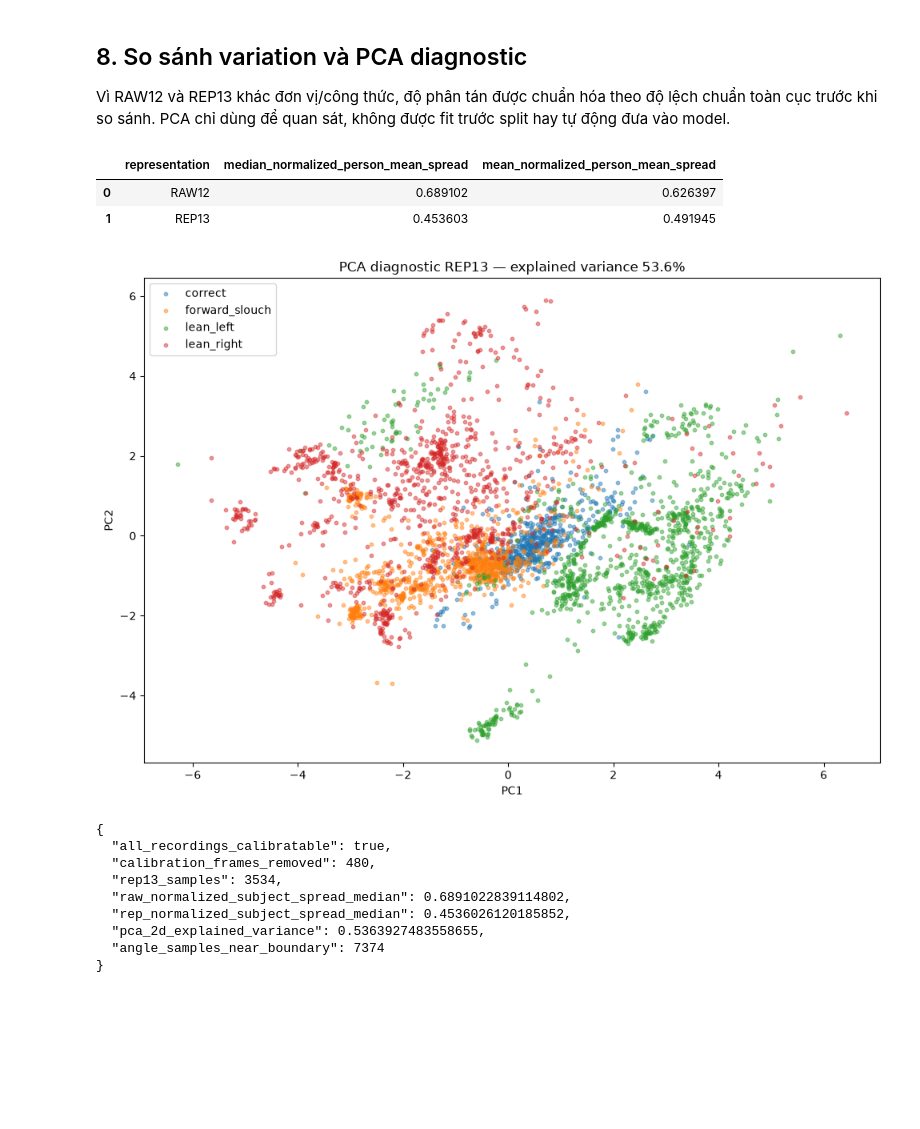
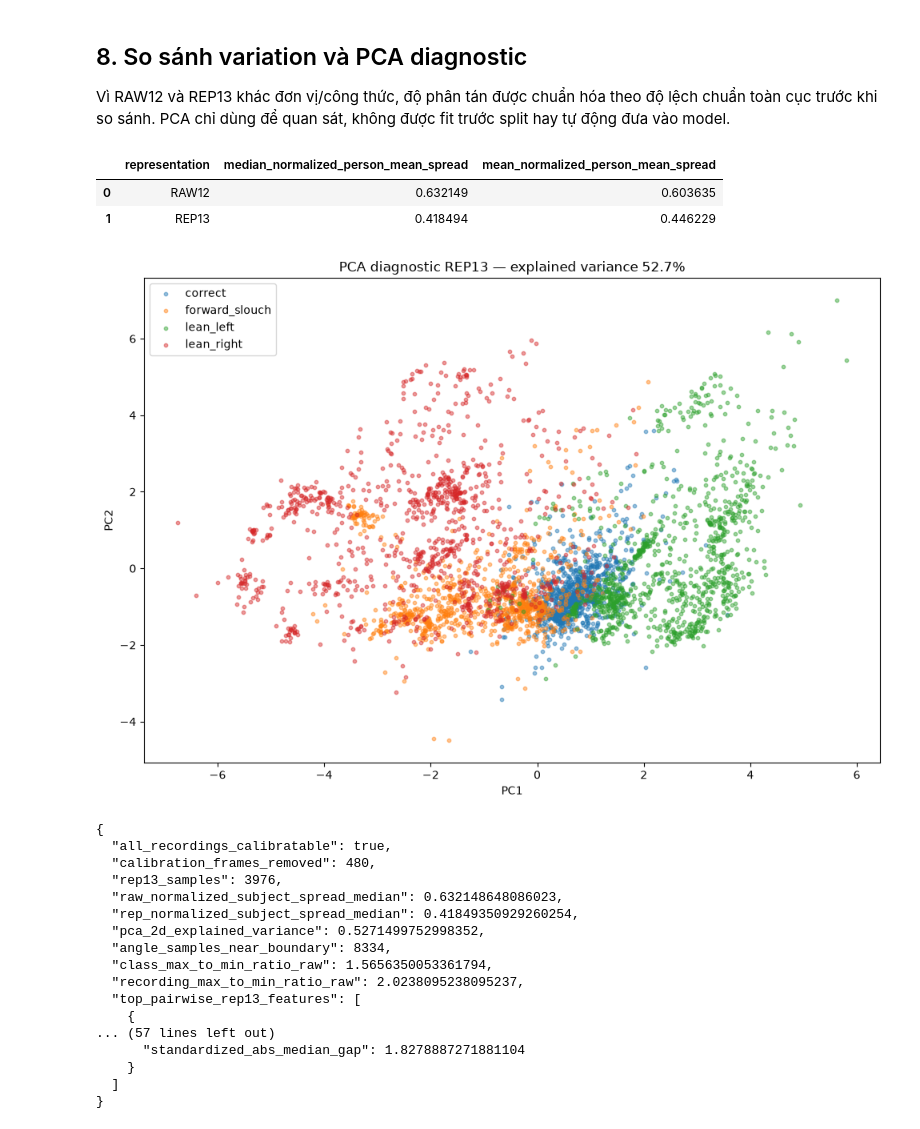
Before and after one commit to QuangCanhCut/smart-posture-monitor, a Jupyter notebook: notebooks/01_eda_dataset.ipynb, the cells around one changed output. Drawn from its saved outputs; the diff is of its cells as text; code cells hidden in the pictures; blank space fills up the shorter version.

Commit message:
Finalize V03 retraining with updated dataset and LOPO evaluation

```diff
--- a/notebooks/01_eda_dataset.ipynb
+++ b/notebooks/01_eda_dataset.ipynb
@@ -71,6 +71,13 @@ prepared = prepare_raw_dataset(DATA_PATH)
 df = prepared.df.copy()
 metadata = prepared.metadata.copy()
 df["recording_id"] = metadata["recording_id"].to_numpy()
+
+expected_persons = [f"person{i:02d}" for i in range(1, 15)]
+expected_recordings = [f"person{i:02d}__session01" for i in range(1, 15)] + ["person07__session02", "person07__session03"]
+actual_persons = sorted(df["person_id"].unique().tolist())
+actual_recordings = sorted(df["recording_id"].unique().tolist())
+if actual_persons != expected_persons or actual_recordings != sorted(expected_recordings):
+    raise RuntimeError(f"Dataset gate FAILED: persons={actual_persons}; recordings={actual_recordings}")
 
 summary = {
     "dataset_path": str(DATA_PATH.relative_to(PROJECT_ROOT)),
@@ -81,6 +88,7 @@ summary = {
     "classes": int(df["label"].nunique()),
     "class_distribution": {str(k): int(v) for k, v in df["label"].value_counts().sort_index().items()},
     "person_distribution": {str(k): int(v) for k, v in df["person_id"].value_counts().sort_index().items()},
+    "recording_distribution": {str(k): int(v) for k, v in df["recording_id"].value_counts().sort_index().items()},
     "missing_values": int(df.isna().sum().sum()),
     "duplicate_rows": int(df.duplicated().sum()),
     "duplicate_image_paths": int(df["image_path"].duplicated().sum()),
@@ -93,6 +101,7 @@ display(df.groupby("person_id").size().rename("samples").to_frame())
 display(df.groupby(["person_id", "session_id"]).size().rename("samples").to_frame())
 display(pd.crosstab(df["person_id"], df["label"]))
 display(pd.crosstab(df["recording_id"], df["label"]))
+print("Dataset gate PASS: 14 persons / 16 recordings; person07 sessions stay under one person_id.")
 
 frame_coverage = df.groupby("recording_id")["frame_index"].agg(["count", "min", "max", "nunique"])
 frame_coverage["missing_inside_range"] = frame_coverage["max"] - frame_coverage["min"] + 1 - frame_coverage["nunique"]
@@ -550,6 +558,20 @@ for ax in axes.flat[len(REP_FEATURES):]: ax.axis("off")
 fig.suptitle("REP13 boxplot theo class", y=1.01)
 fig.tight_layout(); plt.show(); plt.close(fig)
 
+pair_specs = [("correct", "forward_slouch"), ("correct", "lean_left"),
+              ("correct", "lean_right"), ("lean_left", "lean_right")]
+pairwise_rows = []
+for left, right in pair_specs:
+    left_values = rep_df.loc[rep_df["label"].eq(left), REP_FEATURES]
+    right_values = rep_df.loc[rep_df["label"].eq(right), REP_FEATURES]
+    pooled_scale = rep_df[REP_FEATURES].std(ddof=1).replace(0, np.nan)
+    standardized_median_gap = ((left_values.median() - right_values.median()).abs() / pooled_scale)
+    for feature, gap in standardized_median_gap.sort_values(ascending=False).items():
+        pairwise_rows.append({"pair": f"{left} vs {right}", "feature": feature,
+                              "standardized_abs_median_gap": float(gap)})
+pairwise_separation = pd.DataFrame(pairwise_rows)
+display(pairwise_separation.groupby("pair", sort=False).head(5))
+
 rep_corr = rep_df[REP_FEATURES].corr()
 fig, ax = plt.subplots(figsize=(12, 10))
 im = ax.imshow(rep_corr, vmin=-1, vmax=1, cmap="coolwarm")
@@ -620,44 +659,55 @@ variation_summary = pd.DataFrame({
     "median_normalized_person_mean_spread": [float(raw_subject_ratio.median()), float(rep_subject_ratio.median())],
     "mean_normalized_person_mean_spread": [float(raw_subject_ratio.mean()), float(rep_subject_ratio.mean())],
 })
 display(variation_summary)
 
 scaled = StandardScaler().fit_transform(rep_df[REP_FEATURES])
 pca = PCA(n_components=2, random_state=RANDOM_STATE)
 pcs = pca.fit_transform(scaled)
 fig, ax = plt.subplots(figsize=(10, 7))
 for label in EXPECTED_CLASSES:
     mask = rep_df["label"].eq(label).to_numpy()
     ax.scatter(pcs[mask, 0], pcs[mask, 1], s=10, alpha=.45, label=label)
 ax.set_title(f"PCA diagnostic REP13 — explained variance {pca.explained_variance_ratio_.sum():.1%}")
 ax.set_xlabel("PC1"); ax.set_ylabel("PC2"); ax.legend()
 fig.tight_layout(); plt.show(); plt.close(fig)
 
 eda_findings = {
     "all_recordings_calibratable": bool(calibration_audit["enough_correct_samples"].all()),
     "calibration_frames_removed": int(len(calibration_index_set)),
     "rep13_samples": int(len(rep_df)),
     "raw_normalized_subject_spread_median": float(raw_subject_ratio.median()),
     "rep_normalized_subject_spread_median": float(rep_subject_ratio.median()),
     "pca_2d_explained_variance": float(pca.explained_variance_ratio_.sum()),
     "angle_samples_near_boundary": int((df[ANGLE_FEATURES].abs() > 170).sum().sum()),
+    "class_max_to_min_ratio_raw": float(df["label"].value_counts().max() / df["label"].value_counts().min()),
+    "recording_max_to_min_ratio_raw": float(df["recording_id"].value_counts().max() / df["recording_id"].value_counts().min()),
+    "top_pairwise_rep13_features": pairwise_separation.groupby("pair", sort=False).head(3).to_dict(orient="records"),
 }
 summary["eda_findings"] = eda_findings
 (RESULTS_DIR / "eda_dataset_summary.json").write_text(json.dumps(summary, ensure_ascii=False, indent=2), encoding="utf-8")
 print(json.dumps(eda_findings, ensure_ascii=False, indent=2))
 # %% [output]
 |  | representation | median_normalized_person_mean_spread | mean_normalized_person_mean_spread |
-| 0 | RAW12 | 0.689102 | 0.626397 |
-| 1 | REP13 | 0.453603 | 0.491945 |
+| 0 | RAW12 | 0.632149 | 0.603635 |
+| 1 | REP13 | 0.418494 | 0.446229 |
-[figure, old version]
+[figure, new version]
 {
   "all_recordings_calibratable": true,
   "calibration_frames_removed": 480,
-  "rep13_samples": 3534,
-  "raw_normalized_subject_spread_median": 0.6891022839114802,
-  "rep_normalized_subject_spread_median": 0.4536026120185852,
-  "pca_2d_explained_variance": 0.5363927483558655,
-  "angle_samples_near_boundary": 7374
+  "rep13_samples": 3976,
+  "raw_normalized_subject_spread_median": 0.632148648086023,
+  "rep_normalized_subject_spread_median": 0.41849350929260254,
+  "pca_2d_explained_variance": 0.5271499752998352,
+  "angle_samples_near_boundary": 8334,
+  "class_max_to_min_ratio_raw": 1.5656350053361794,
+  "recording_max_to_min_ratio_raw": 2.0238095238095237,
+  "top_pairwise_rep13_features": [
+    {
+... (57 lines left out)
+      "standardized_abs_median_gap": 1.8278887271881104
+    }
+  ]
 }
 # %% [markdown]
 ## 9. Kết luận EDA
```
Also changed, not shown: parts of 7 cells of this notebook, 27 other files.
